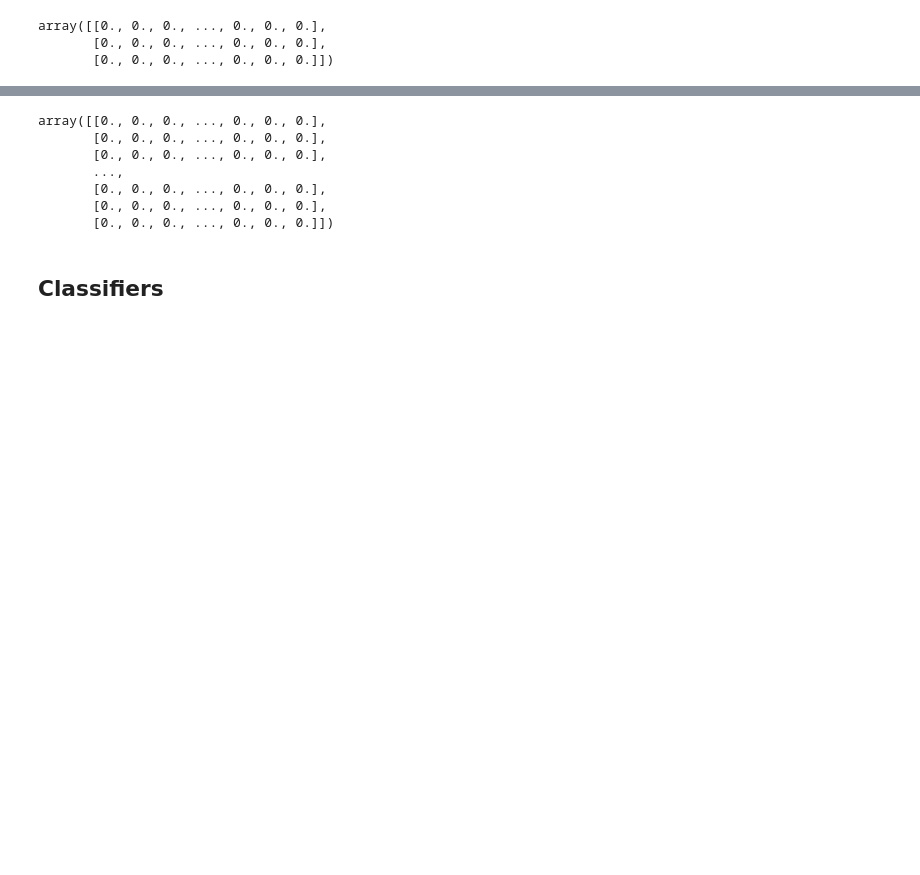
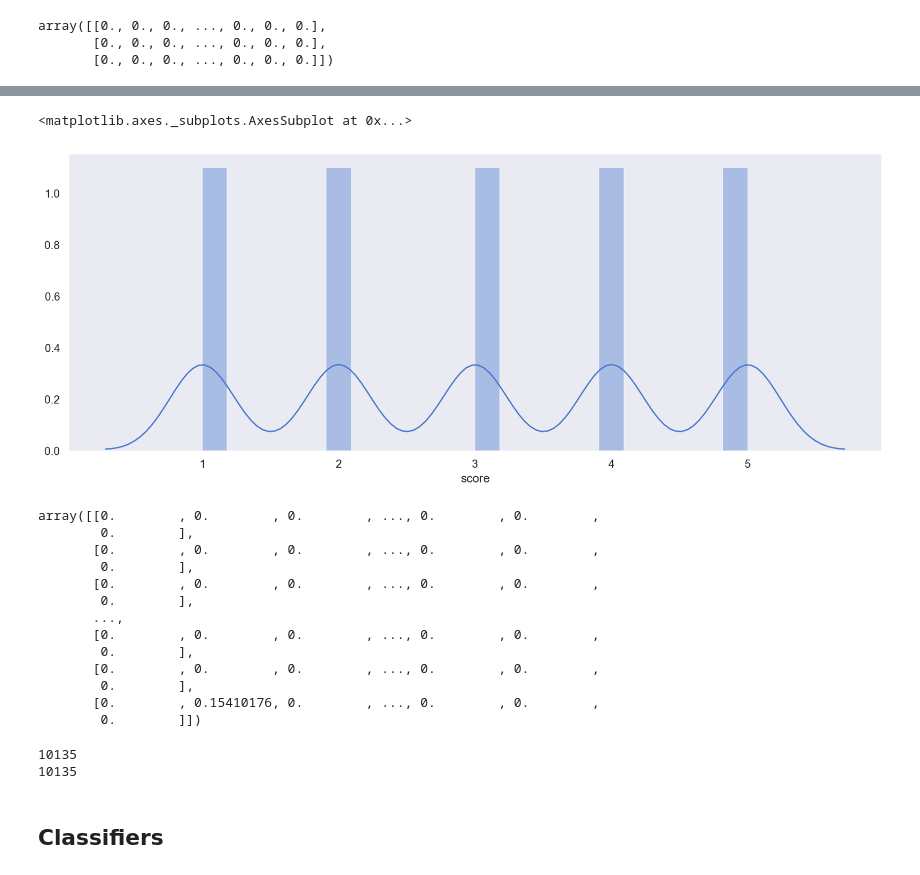
Before and after one commit to wesdoyle/data-science-notebooks, a Jupyter notebook: Amazon Food Reviews.ipynb, the cells around one changed output, grey strips where cells are left out. Saved outputs shown, nothing was run; the diff lists cells and outputs as text; code cells hidden in the pictures; blank space fills up the shorter version.

```diff
--- a/Amazon Food Reviews.ipynb
+++ b/Amazon Food Reviews.ipynb
@@ -303,13 +332,30 @@ X_train, X_test, y_train, y_test = train_test_split(tf_data, y, test_size=0.2, r
+# %%
+sns.distplot(y_train)
+# %% [output]
+<matplotlib.axes._subplots.AxesSubplot at 0x...>
+[figure, added]
 # %%
-X_train[:20]
+X_train[1:20]
 # %% [output]
-array([[0., 0., 0., ..., 0., 0., 0.],
-       [0., 0., 0., ..., 0., 0., 0.],
-       [0., 0., 0., ..., 0., 0., 0.],
+array([[0.        , 0.        , 0.        , ..., 0.        , 0.        ,
+        0.        ],
+       [0.        , 0.        , 0.        , ..., 0.        , 0.        ,
+        0.        ],
+       [0.        , 0.        , 0.        , ..., 0.        , 0.        ,
+        0.        ],
        ...,
-       [0., 0., 0., ..., 0., 0., 0.],
-       [0., 0., 0., ..., 0., 0., 0.],
-       [0., 0., 0., ..., 0., 0., 0.]])
+       [0.        , 0.        , 0.        , ..., 0.        , 0.        ,
+        0.        ],
+       [0.        , 0.        , 0.        , ..., 0.        , 0.        ,
+        0.        ],
+       [0.        , 0.15410176, 0.        , ..., 0.        , 0.        ,
+        0.        ]])
+# %%
+print(len(y_train))
+print(len(X_train))
+# %% [output]
+10135
+10135
 # %% [markdown]
 ## Classifiers
 # %% [markdown]
```
Also changed, not shown: parts of 66 cells of this notebook, 2 other files.
